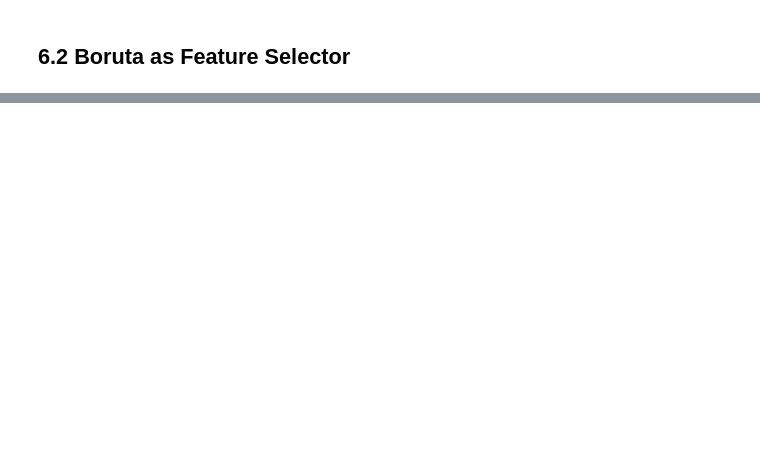
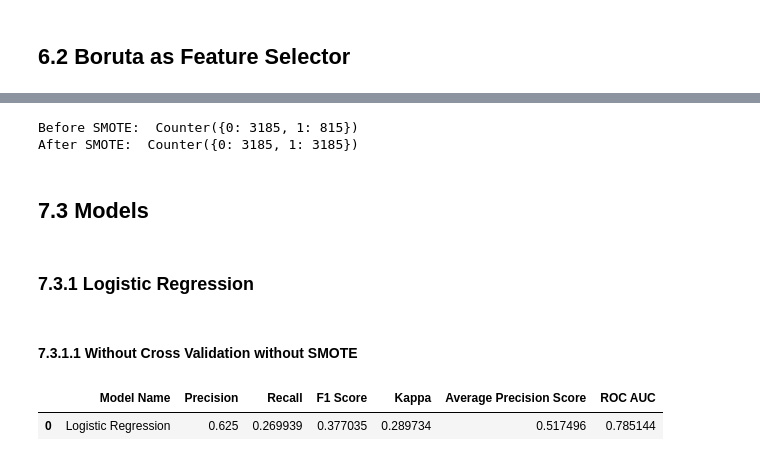
Before and after one commit to FabioCaffarello/Churn-Prediction-TopBank, a Jupyter notebook: 02-Notebooks/02-Scond_Cycle_CRISP/workflow_complete.ipynb, the cells around one changed output, grey strips where cells are left out. Cells and saved outputs as stored; diff of their text form; code cells hidden in the pictures; blank space fills up the shorter version.

```diff
--- a/02-Notebooks/02-Scond_Cycle_CRISP/workflow_complete.ipynb
+++ b/02-Notebooks/02-Scond_Cycle_CRISP/workflow_complete.ipynb
@@ -1077,4 +1296,8 @@ jb.dump(rs,'parameter/balance_is_active_member.pkl.z')
 # balance_current_account_balance
 df05['balance_current_account_balance'] = rs.fit_transform(df05[['balance_current_account_balance']].values)
 jb.dump(rs,'parameter/balance_current_account_balance.pkl.z')
+
+# amount_credit
+df05['amount_credit'] = rs.fit_transform(df05[['amount_credit']].values)
+jb.dump(rs,'parameter/amount_credit.pkl.z')
 # %% [output]
@@ -1190,9 +1417,9 @@ jb.dump(rs,'parameter/tenure_credit_score_employment.pkl.z')
 # %%
 ss = StandardScaler()
 
-# cred_age
-df05['cred_age'] = ss.fit_transform(df05[['cred_age']].values)
-jb.dump(rs,'parameter/cred_age.pkl.z')
+# # cred_age
+# df05['cred_age'] = ss.fit_transform(df05[['cred_age']].values)
+# jb.dump(rs,'parameter/cred_age.pkl.z')
 
 # bal_tenure_vigency
 df05['bal_tenure_vigency'] = ss.fit_transform(df05[['bal_tenure_vigency']].values)
@@ -1201,4 +1428,8 @@ jb.dump(rs,'parameter/bal_tenure_vigency.pkl.z')
 # credit_score_per_capita_gdp_ppp_valuation
 df05['credit_score_per_capita_gdp_ppp_valuation'] = ss.fit_transform(df05[['credit_score_per_capita_gdp_ppp_valuation']].values)
 jb.dump(rs,'parameter/credit_score_per_capita_gdp_ppp_valuation.pkl.z')
+
+# credit_score
+df05['credit_score'] = ss.fit_transform(df05[['credit_score']].values)
+jb.dump(rs,'parameter/credit_score.pkl.z')
 # %% [output]
@@ -1275,6 +1502,7 @@ cols_selected = [
         'balance',
         'num_of_products',
         'cred_age',
+        'amount_credit',
         'amount_num_of_products',
         'cred_num_of_products',
         'num_of_products_has_cr_card_mul',
@@ -1285,0 +1516,8 @@ cols_selected = [
+# %%
+X = X[cols_selected]
+y = y
+
+X_train, X_valid_train, y_train, y_valid_train = train_test_split(X, y, test_size=0.5, random_state=42, stratify=y)
+
+
+df_train = pd.concat([X_train, y_train], axis=1)
@@ -1285,0 +1529,29 @@ cols_selected = [
+# %%
+print('Before SMOTE: ', Counter(y_train))
+print('After SMOTE: ', Counter(y_train_smote))
+# %% [output]
+Before SMOTE:  Counter({0: 3185, 1: 815})
+After SMOTE:  Counter({0: 3185, 1: 3185})
+# %% [markdown]
+## 7.3 Models
+# %% [markdown]
+### 7.3.1 Logistic Regression
+# %% [markdown]
+#### 7.3.1.1 Without Cross Validation without SMOTE
+# %%
+#Model
+model_name = 'Logistic Regression'
+model_lr = LogisticRegression()
+model_lr.fit(X_train, y_train)
+
+# Prediction
+yhat_lr = model_lr.predict(X_valid_train)
+
+# Prediction Proba
+yhat_proba_lr = model_lr.predict_proba(X_valid_train)[:,1]
+
+model_lr_result = ml_scores(model_name, y_valid_train, yhat_lr, yhat_proba_lr)
+model_lr_result.head()
+# %% [output]
+|  | Model Name | Precision | Recall | F1 Score | Kappa | Average Precision Score | ROC AUC |
+| 0 | Logistic Regression | 0.625 | 0.269939 | 0.377035 | 0.289734 | 0.517496 | 0.785144 |
```
Also changed, not shown: parts of 60 cells of this notebook, 32 other files.
